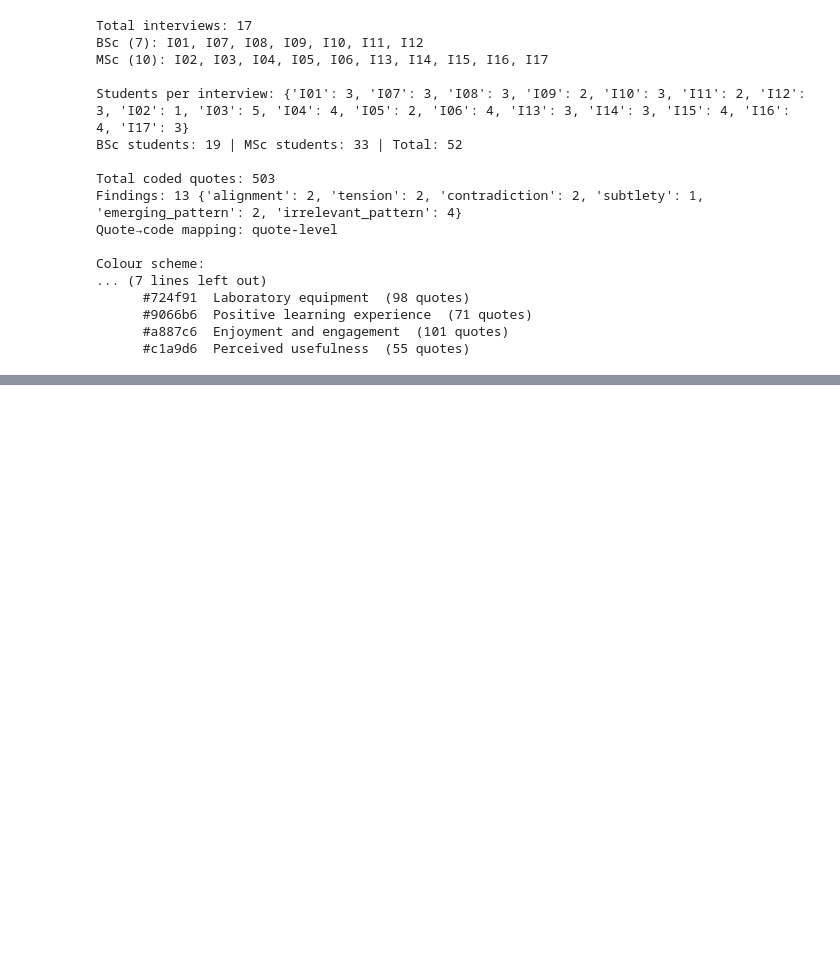
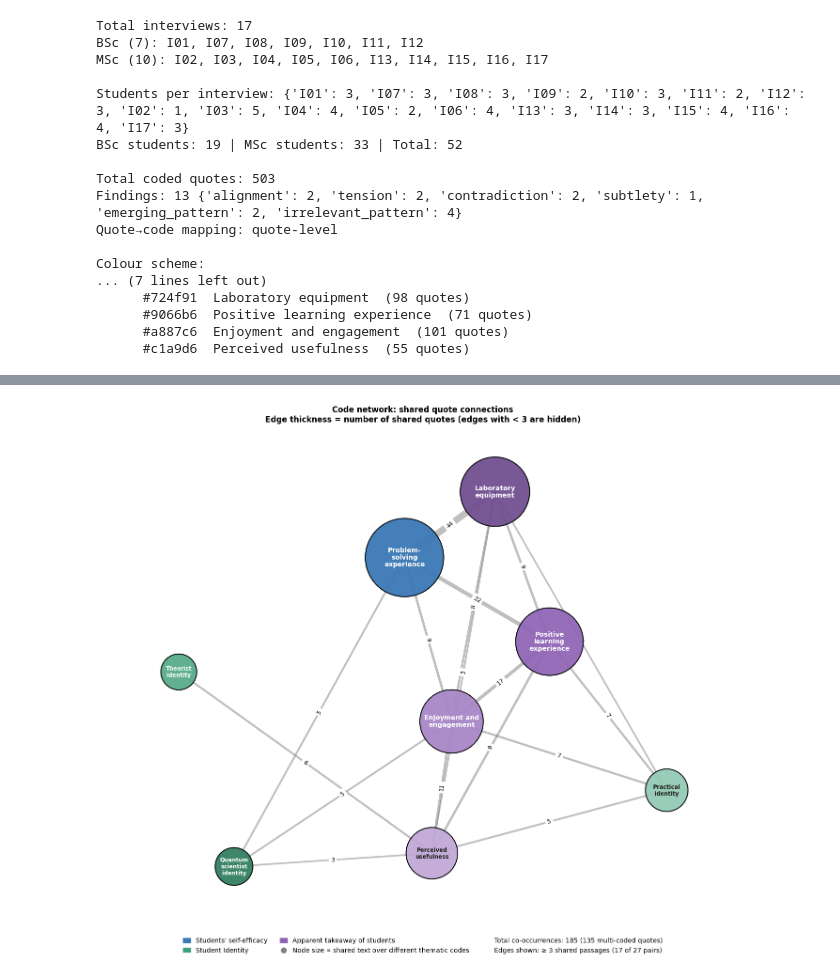
Before and after one commit to vitahehe/interviews, a Jupyter notebook: visualize.ipynb, the cells around one changed output, grey strips where cells are left out. Saved outputs shown, nothing was run; the diff lists cells and outputs as text; code cells hidden in the pictures; blank space fills up the shorter version.

```diff
--- a/visualize.ipynb
+++ b/visualize.ipynb
@@ -486,3 +419,76 @@ TOTAL           503         25       24             12         8
 3.c                   0                   3
 3.d                   0                   0
 TOTAL                11                  16
+# %%
+
+REPORT_MD = STAGE1_DIR / 'aggregate_report.md'
+CODES_RE  = re.compile(r'^\*\*Codes:\*\*\s*([^|]+)\|')
+MIN_COOC  = 3                                    # show only edges with ≥ MIN_COOC shared passages
+D_MIN, D_MAX = 55, 120                           # node diameter range (points)
+
+dup_passages, in_section = [], False
+for line in REPORT_MD.read_text(encoding='utf-8').splitlines():
+    if line.startswith('## '):
+        in_section = 'Within-Interview Duplicate' in line
+    elif in_section and (m := CODES_RE.match(line.strip())):
+        dup_passages.append(sorted({c.strip() for c in m.group(1).split(',') if c.strip() in code_names}))
+
+# edge weight = number of passages carrying both codes
+pair_counts = Counter(pair for p in dup_passages for pair in combinations(p, 2))
+TOTAL_COOC  = sum(pair_counts.values())
+
+G = nx.Graph()
+for (a, b), w in pair_counts.items():
+    G.add_edge(a, b, weight=w)
+wdeg = dict(G.degree(weight='weight'))           # total shared passages per code (all edges)
+pos  = nx.spring_layout(G, k=2.2, iterations=100, seed=42)
+
+# node diameter scales linearly with shared passages → clearly visible differences
+lo, hi = min(wdeg.values()), max(wdeg.values())
+diam = {c: D_MIN + (wdeg[c] - lo) / (hi - lo) * (D_MAX - D_MIN) for c in G.nodes()}
+
+shown   = [(u, v) for u, v in G.edges() if G[u][v]['weight'] >= MIN_COOC]
+weights = [G[u][v]['weight'] for u, v in shown]
+
+fig, ax = plt.subplots(figsize=(14, 12))
+nx.draw_networkx_edges(G, pos, edgelist=shown, ax=ax, alpha=0.5, edge_color='gray',
+                       width=[2 + 8 * w / max(weights) for w in weights])
+nx.draw_networkx_nodes(G, pos, ax=ax, node_color=[CODE_COLOR[c] for c in G.nodes()],
+                       node_size=[diam[c] ** 2 for c in G.nodes()],
+                       alpha=0.95, edgecolors='black', linewidths=1.5)
+for c, (x, y) in pos.items():                    # code name inside each circle
+    ax.text(x, y, textwrap.fill(code_names[c] or c, 13, break_long_words=False),
+            ha='center', va='center', fontsize=8.5 if diam[c] < 80 else 10, fontweight='bold',
+            color=text_on(CODE_COLOR[c]), linespacing=1.1, zorder=5)
+nx.draw_networkx_edge_labels(G, pos, ax=ax, font_size=9,
+                             edge_labels={(u, v): G[u][v]['weight'] for u, v in shown})
+
+# ---- Legend below the network ----
+handles = [mpatches.Patch(color=THEME_COLOR[t], label=theme_names[t] or f'Theme {t}') for t in THEMES]
+handles += [Line2D([0], [0], marker='o', color='w', markerfacecolor='gray', markersize=10,
+                   label=f'Node size ∝ shared text over different thematic codes'),
+            Line2D([], [], color='none',
+                   label=f'Total co-occurrences: {TOTAL_COOC} ({len(dup_passages)} multi-coded quotes)'),
+            Line2D([], [], color='none',
+                   label=f'Edges shown: ≥ {MIN_COOC} shared passages '
+                         f'({len(shown)} of {G.number_of_edges()} pairs)')]
+ax.legend(handles=handles, loc='upper center', bbox_to_anchor=(0.5, -0.01), ncol=3,
+          frameon=False, fontsize=10, handlelength=1.2, columnspacing=1.8)
+
+ax.set_title('Code network: shared quote connections\n'
+             f'Edge thickness = number of shared quotes (edges with < {MIN_COOC} are hidden)',
+             fontweight='bold', fontsize=12, pad=15)
+ax.margins(0.1)
+ax.axis('off')
+plt.tight_layout()
+plt.show()
+
+print(f'Multi-coded passages: {len(dup_passages)} · code pairs: {G.number_of_edges()} · '
+      f'total co-occurrences: {TOTAL_COOC}')
+print(f'Shown (≥ {MIN_COOC}): {len(shown)} edges, {sum(weights)} co-occurrences '
+      f'({sum(weights) / TOTAL_COOC:.0%})')
+print('\nShared passages per code:')
+for c in sorted(wdeg, key=wdeg.get, reverse=True):
+    print(f'  {code_names[c]:<30} {wdeg[c]}')
+# %% [output]
+[figure, added]
```
Also changed, not shown: parts of 6 cells of this notebook.
